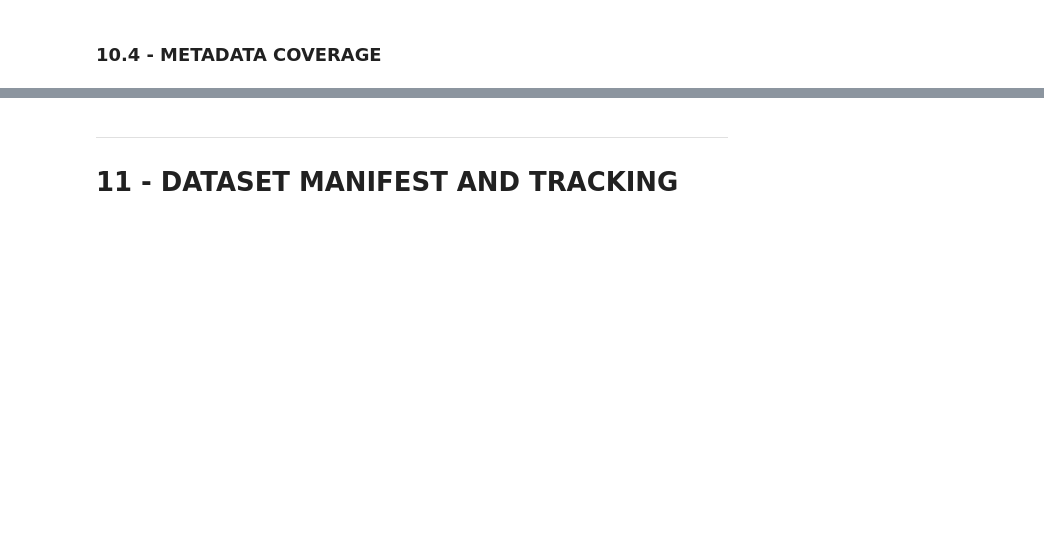
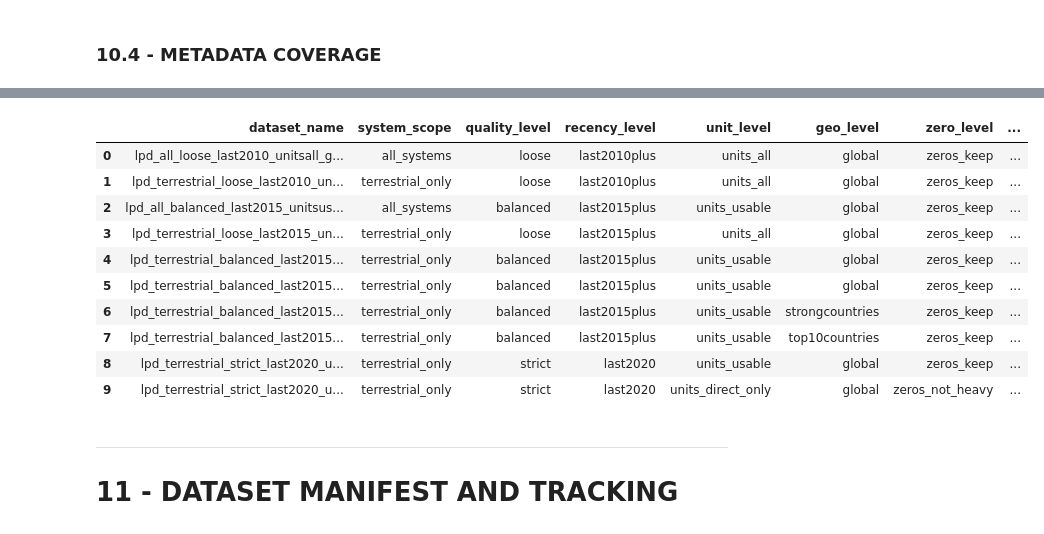
Before and after one commit to lukasbals/animal-diversity-prediction, a Jupyter notebook: notebooks/preprocessing_cleanup_enrico.ipynb, the cells around one changed output, grey strips where cells are left out. Saved outputs shown, nothing was run; the diff lists cells and outputs as text; code cells hidden in the pictures; blank space fills up the shorter version.

```diff
--- a/notebooks/preprocessing_cleanup_enrico.ipynb
+++ b/notebooks/preprocessing_cleanup_enrico.ipynb
@@ -3262,7 +3262,7 @@ def summarize_dataset(df_variant, dataset_name, config):
 
 def export_dataset_variant(df, dataset_name, config, subfolder):
     """
-    Apply filters, export CSV into a subfolder, and return summary info.
+    Apply filters, export CSV into a subfolder and return summary info.
     """
     mask = build_filter_mask(
         df,
@@ -3494,0 +3506,13 @@ For each exported dataset compute:
+# %%
+# Build dataset manifest dataframe
+
+manifest_df = pd.DataFrame(dataset_manifest)
+manifest_df = manifest_df.sort_values(
+    by="record_count",
+    ascending=False
+)
+
+print("Dataset manifest preview:")
+display(manifest_df.head())
+
+print("Number of datasets generated:", len(manifest_df))
@@ -3502,0 +3680,20 @@ For each exported dataset compute:
+# %%
+# 10.4 Metadata Coverage
+
+metadata_coverage_rows = []
+
+for _, row in manifest_df.iterrows():
+    file_path = Path(row["file_path"])
+    df_variant = pd.read_csv(file_path)
+
+    metadata_coverage_rows.append({
+        "dataset_name": row["dataset_name"],
+        "share_has_country": df_variant["has_country"].mean() if "has_country" in df_variant.columns else None,
+        "share_has_valid_coordinates": df_variant["has_valid_coordinates"].mean() if "has_valid_coordinates" in df_variant.columns else None,
+        "share_has_binomial": df_variant["has_binomial"].mean() if "has_binomial" in df_variant.columns else None,
+        "share_has_taxonomy_hierarchy": df_variant["has_taxonomy_hierarchy"].mean() if "has_taxonomy_hierarchy" in df_variant.columns else None
+    })
+
+metadata_coverage_df = pd.DataFrame(metadata_coverage_rows)
+
+display(metadata_coverage_df)
@@ -3503,3 +3712,25 @@ For each exported dataset compute:
+# %%
+# Merge validation outputs into one comparison table
+
+validation_df = (
+    manifest_df
+    .merge(population_stats_df, on="dataset_name", how="left")
+    .merge(metadata_coverage_df, on="dataset_name", how="left")
+)
+
+display(validation_df)
+# %% [output]
+|  | dataset_name | system_scope | quality_level | recency_level | unit_level | geo_level | zero_level | ... |
+| 0 | lpd_all_loose_last2010_unitsall_g... | all_systems | loose | last2010plus | units_all | global | zeros_keep | ... |
+| 1 | lpd_terrestrial_loose_last2010_un... | terrestrial_only | loose | last2010plus | units_all | global | zeros_keep | ... |
+| 2 | lpd_all_balanced_last2015_unitsus... | all_systems | balanced | last2015plus | units_usable | global | zeros_keep | ... |
+| 3 | lpd_terrestrial_loose_last2015_un... | terrestrial_only | loose | last2015plus | units_all | global | zeros_keep | ... |
+| 4 | lpd_terrestrial_balanced_last2015... | terrestrial_only | balanced | last2015plus | units_usable | global | zeros_keep | ... |
+| 5 | lpd_terrestrial_balanced_last2015... | terrestrial_only | balanced | last2015plus | units_usable | global | zeros_keep | ... |
+| 6 | lpd_terrestrial_balanced_last2015... | terrestrial_only | balanced | last2015plus | units_usable | strongcountries | zeros_keep | ... |
+| 7 | lpd_terrestrial_balanced_last2015... | terrestrial_only | balanced | last2015plus | units_usable | top10countries | zeros_keep | ... |
+| 8 | lpd_terrestrial_strict_last2020_u... | terrestrial_only | strict | last2020 | units_usable | global | zeros_keep | ... |
+| 9 | lpd_terrestrial_strict_last2020_u... | terrestrial_only | strict | last2020 | units_direct_only | global | zeros_not_heavy | ... |
 # %% [markdown]
 ---
 # **11 - DATASET MANIFEST AND TRACKING**
```
Also changed, not shown: parts of 25 cells of this notebook, 1 other file.
